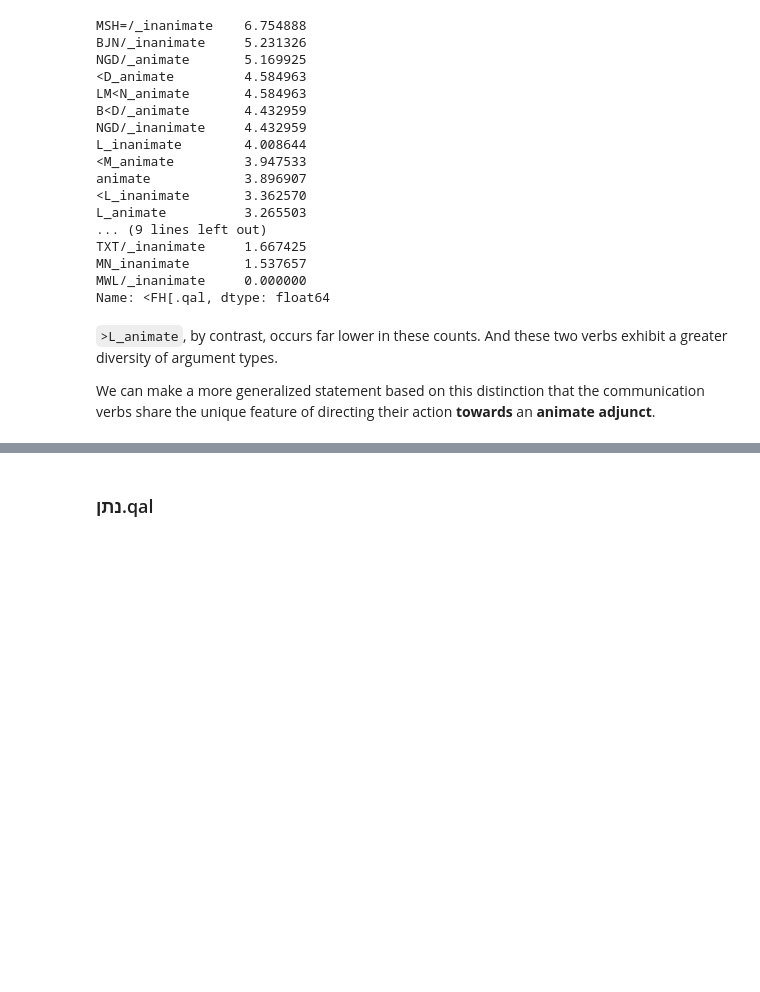
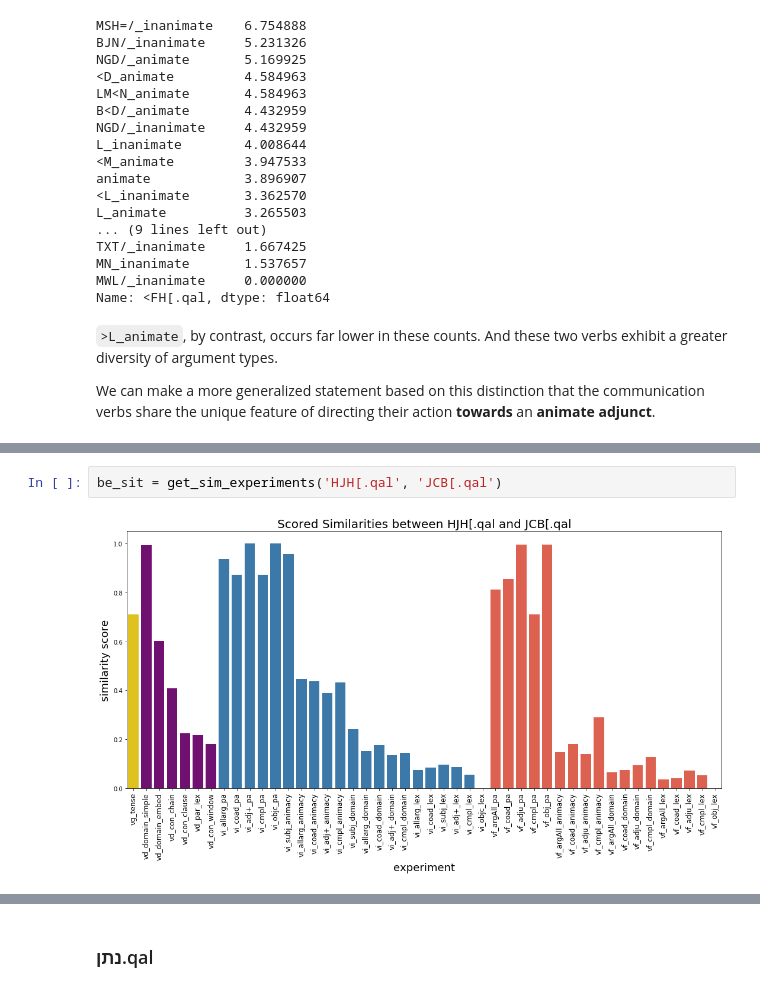
Before and after one commit to codykingham/verb_semantics, a Jupyter notebook: first_analysis.ipynb, the cells around one changed output, grey strips where cells are left out. Drawn from its saved outputs; the diff is of its cells as text; blank space fills up the shorter version.

```diff
--- a/first_analysis.ipynb
+++ b/first_analysis.ipynb
@@ -815,0 +842,4 @@ We can make a more generalized statement based on this distinction that the comm
+# %%
+be_sit = get_sim_experiments('HJH[.qal', 'JCB[.qal')
+# %% [output]
+[figure, added]
```
Also changed, not shown: parts of 7 cells of this notebook.
